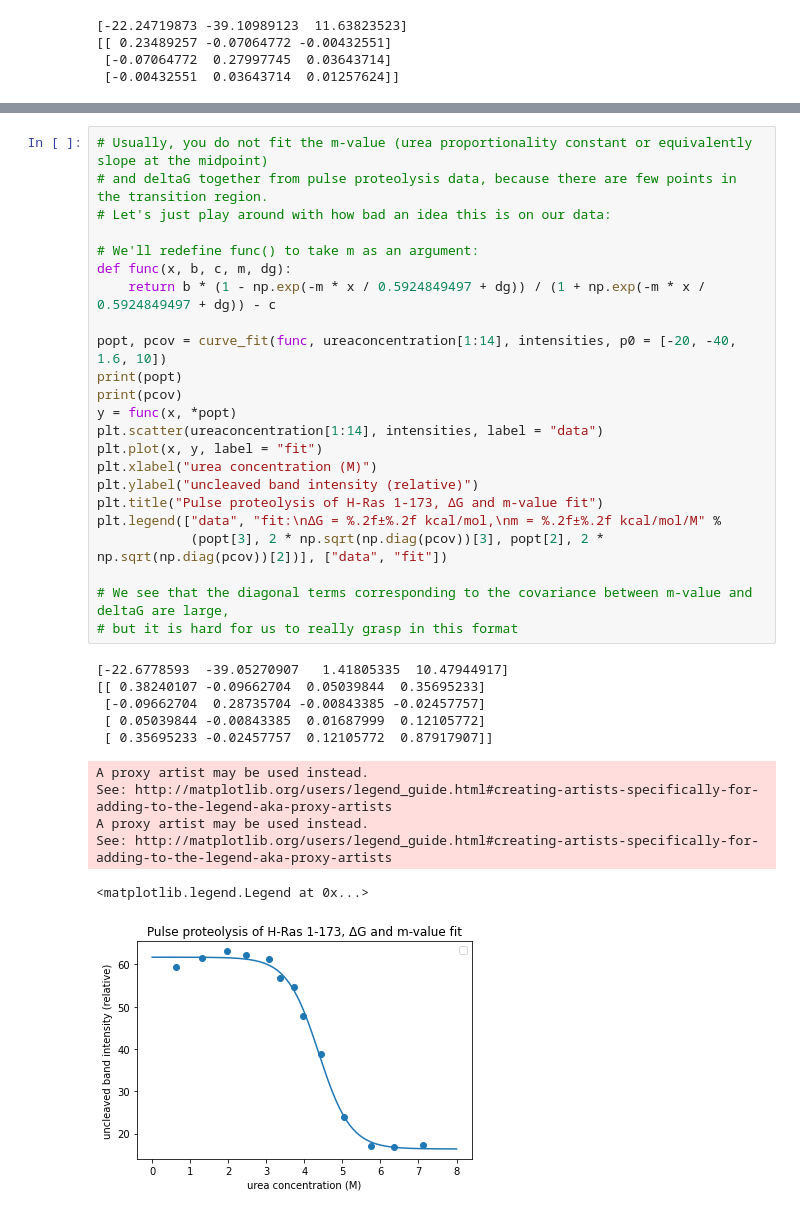
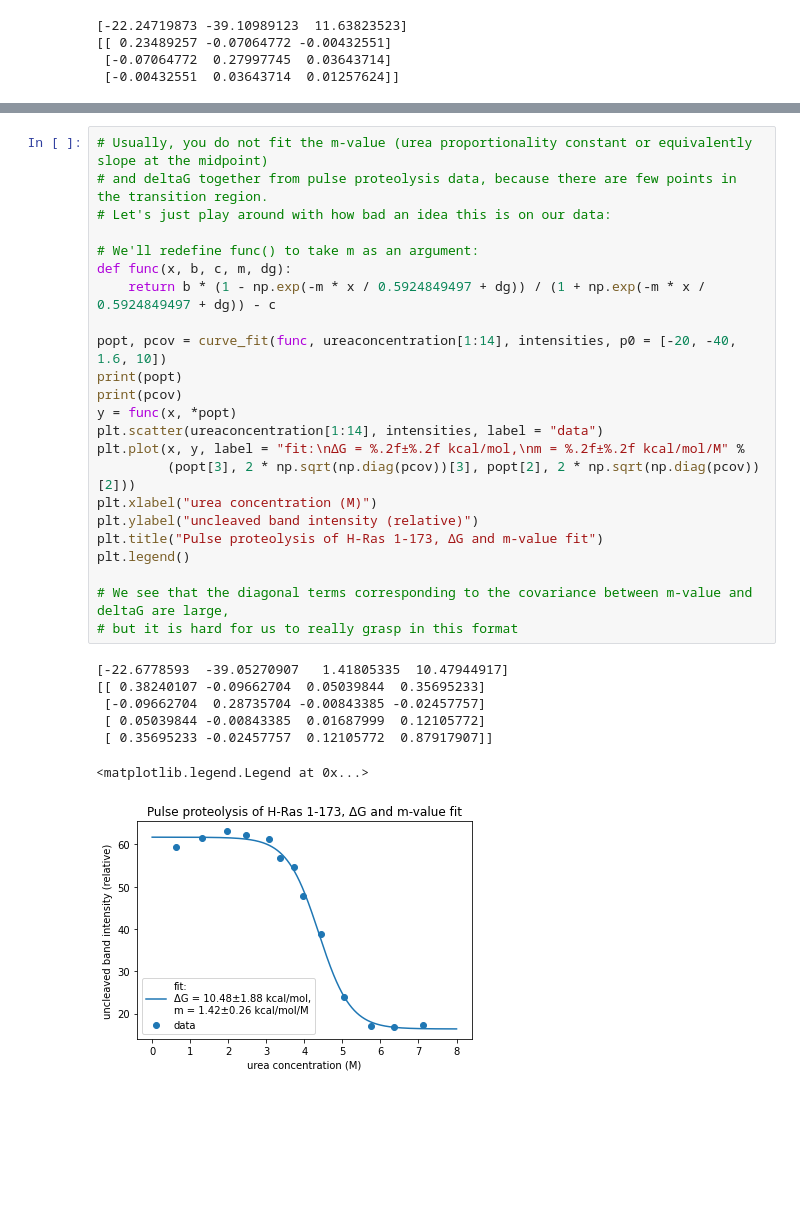
Before and after one commit to kentgorday/kuriyanlab_python-workshops, a Jupyter notebook: 1/pulseproteolysis_demo.ipynb, the cells around one changed output, grey strips where cells are left out. Saved outputs shown, nothing was run; the diff lists cells and outputs as text; blank space fills up the shorter version.

Commit message:
actually fixed legends

```diff
--- a/1/pulseproteolysis_demo.ipynb
+++ b/1/pulseproteolysis_demo.ipynb
@@ -304,38 +302,34 @@ See: http://matplotlib.org/users/legend_guide.html#creating-artists-specifically
 # %%
 # Usually, you do not fit the m-value (urea proportionality constant or equivalently slope at the midpoint)
 # and deltaG together from pulse proteolysis data, because there are few points in the transition region.
 # Let's just play around with how bad an idea this is on our data:
 
 # We'll redefine func() to take m as an argument:
 def func(x, b, c, m, dg):
     return b * (1 - np.exp(-m * x / 0.5924849497 + dg)) / (1 + np.exp(-m * x / 0.5924849497 + dg)) - c
 
 popt, pcov = curve_fit(func, ureaconcentration[1:14], intensities, p0 = [-20, -40, 1.6, 10])
 print(popt)
 print(pcov)
 y = func(x, *popt)
 plt.scatter(ureaconcentration[1:14], intensities, label = "data")
-plt.plot(x, y, label = "fit")
+plt.plot(x, y, label = "fit:\nΔG = %.2f±%.2f kcal/mol,\nm = %.2f±%.2f kcal/mol/M" %
+         (popt[3], 2 * np.sqrt(np.diag(pcov))[3], popt[2], 2 * np.sqrt(np.diag(pcov))[2]))
 plt.xlabel("urea concentration (M)")
 plt.ylabel("uncleaved band intensity (relative)")
 plt.title("Pulse proteolysis of H-Ras 1-173, ΔG and m-value fit")
-plt.legend(["data", "fit:\nΔG = %.2f±%.2f kcal/mol,\nm = %.2f±%.2f kcal/mol/M" %
-            (popt[3], 2 * np.sqrt(np.diag(pcov))[3], popt[2], 2 * np.sqrt(np.diag(pcov))[2])], ["data", "fit"])
+plt.legend()
 
 # We see that the diagonal terms corresponding to the covariance between m-value and deltaG are large,
 # but it is hard for us to really grasp in this format
 # %% [output]
 [-22.6778593  -39.05270907   1.41805335  10.47944917]
 [[ 0.38240107 -0.09662704  0.05039844  0.35695233]
  [-0.09662704  0.28735704 -0.00843385 -0.02457757]
  [ 0.05039844 -0.00843385  0.01687999  0.12105772]
  [ 0.35695233 -0.02457757  0.12105772  0.87917907]]
-A proxy artist may be used instead.
-See: http://matplotlib.org/users/legend_guide.html#creating-artists-specifically-for-adding-to-the-legend-aka-proxy-artists
-A proxy artist may be used instead.
-See: http://matplotlib.org/users/legend_guide.html#creating-artists-specifically-for-adding-to-the-legend-aka-proxy-artists
+<matplotlib.legend.Legend at 0x...>
-<matplotlib.legend.Legend at 0x...>
-[figure, old version]
+[figure, new version]
 # %%
 # Let's take this covariance matrix at its face and histogram up a bunch of samples from a bivariate normal
 # distribution to understand the approximate joint distribution of our parameter estimates
```
Also changed, not shown: parts of 6 cells of this notebook.
